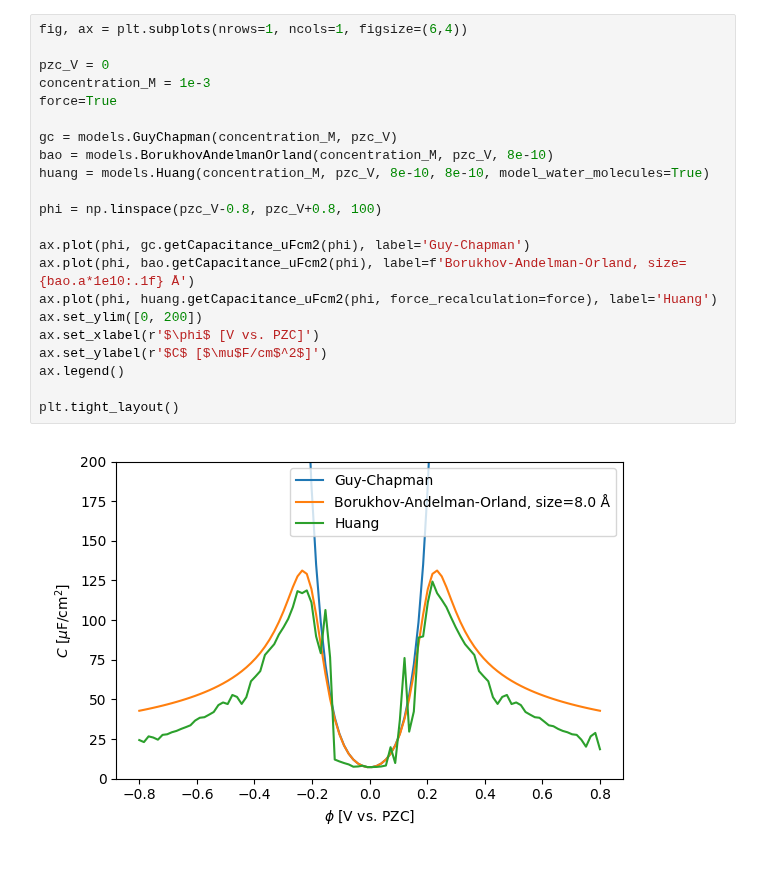
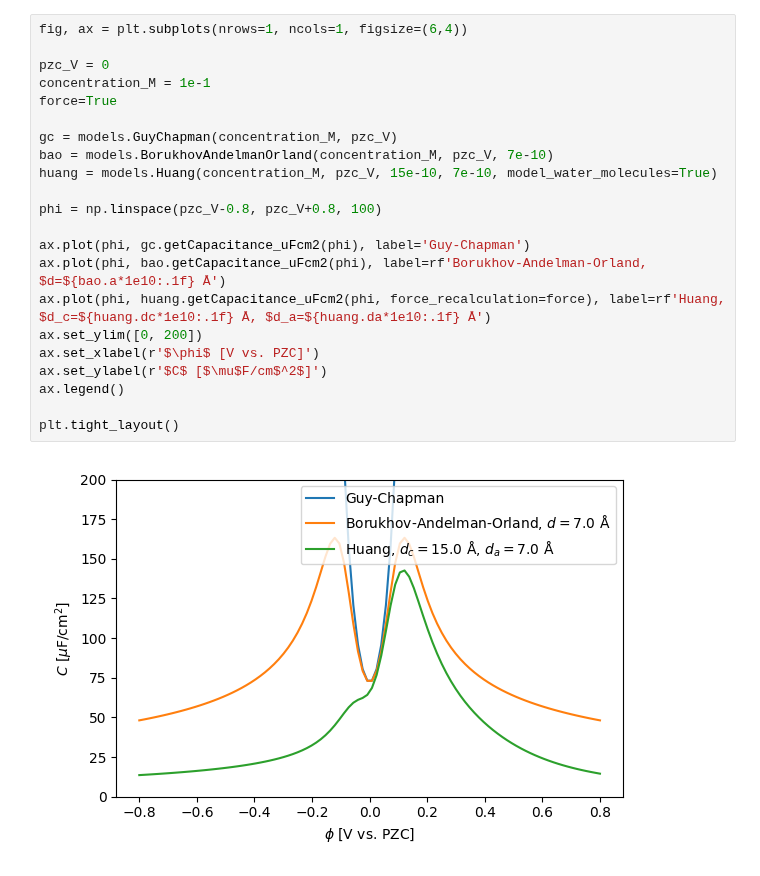
Before and after one commit to lucasdekam/frumkin, a Jupyter notebook: Comparison.ipynb, the cells around one changed output. Cells and saved outputs as stored; diff of their text form.

```diff
--- a/Comparison.ipynb
+++ b/Comparison.ipynb
@@ -8,24 +40,24 @@ import numpy as np
 # %%
 fig, ax = plt.subplots(nrows=1, ncols=1, figsize=(6,4))
 
 pzc_V = 0
-concentration_M = 1e-3
+concentration_M = 1e-1
 force=True
 
 gc = models.GuyChapman(concentration_M, pzc_V)
-bao = models.BorukhovAndelmanOrland(concentration_M, pzc_V, 8e-10)
-huang = models.Huang(concentration_M, pzc_V, 8e-10, 8e-10, model_water_molecules=True)
+bao = models.BorukhovAndelmanOrland(concentration_M, pzc_V, 7e-10)
+huang = models.Huang(concentration_M, pzc_V, 15e-10, 7e-10, model_water_molecules=True)
 
 phi = np.linspace(pzc_V-0.8, pzc_V+0.8, 100)
 
 ax.plot(phi, gc.getCapacitance_uFcm2(phi), label='Guy-Chapman')
-ax.plot(phi, bao.getCapacitance_uFcm2(phi), label=f'Borukhov-Andelman-Orland, size={bao.a*1e10:.1f} Å')
-ax.plot(phi, huang.getCapacitance_uFcm2(phi, force_recalculation=force), label='Huang')
+ax.plot(phi, bao.getCapacitance_uFcm2(phi), label=rf'Borukhov-Andelman-Orland, $d=${bao.a*1e10:.1f} Å')
+ax.plot(phi, huang.getCapacitance_uFcm2(phi, force_recalculation=force), label=rf'Huang, $d_c=${huang.dc*1e10:.1f} Å, $d_a=${huang.da*1e10:.1f} Å')
 ax.set_ylim([0, 200])
 ax.set_xlabel(r'$\phi$ [V vs. PZC]')
 ax.set_ylabel(r'$C$ [$\mu$F/cm$^2$]')
 ax.legend()
 
 plt.tight_layout()
 # %% [output]
-[figure, old version]
+[figure, new version]
```
Also changed, not shown: parts of 4 cells of this notebook, 1 other file.
